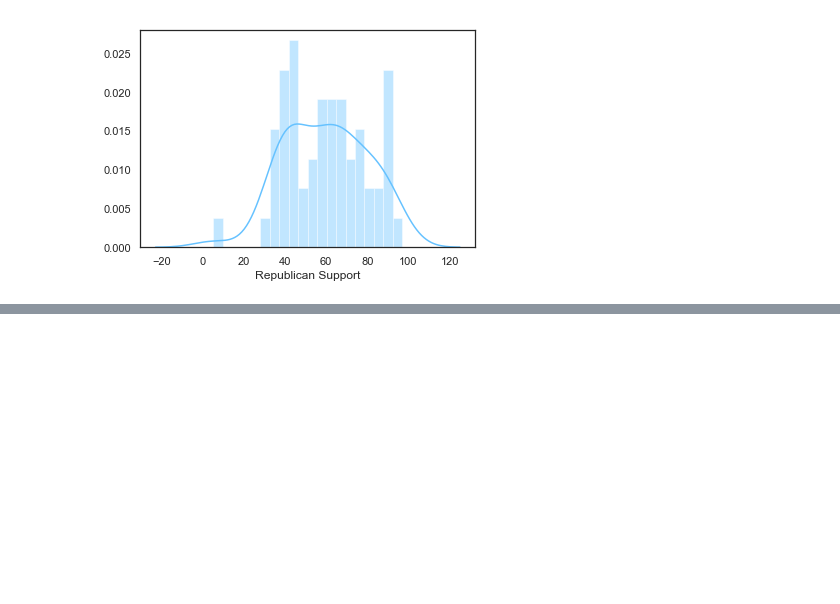
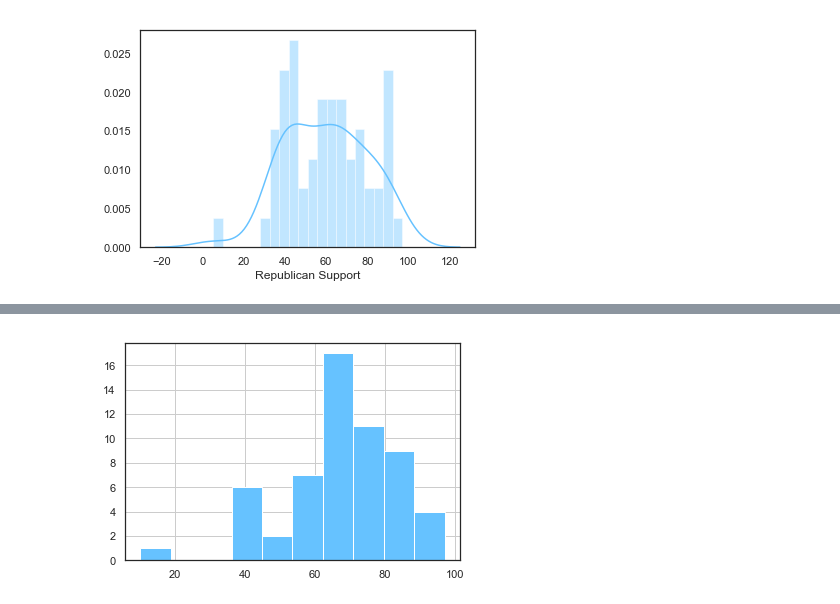
Before and after one commit to jaebooker/OvertonObservatory, a Jupyter notebook: OvertonObservatory.ipynb, the cells around one changed output, grey strips where cells are left out. Saved outputs shown, nothing was run; the diff lists cells and outputs as text; code cells hidden in the pictures; blank space fills up the shorter version.

```diff
--- a/OvertonObservatory.ipynb
+++ b/OvertonObservatory.ipynb
@@ -296,0 +312,5 @@ sns.distplot(df['Support'].dropna(), hist=True,kde=True,bins=20)
+# %%
+df['Support'].hist(bins=10)
+plt.show()
+# %% [output]
+[figure, added]
```
Also changed, not shown: parts of 12 cells of this notebook.
